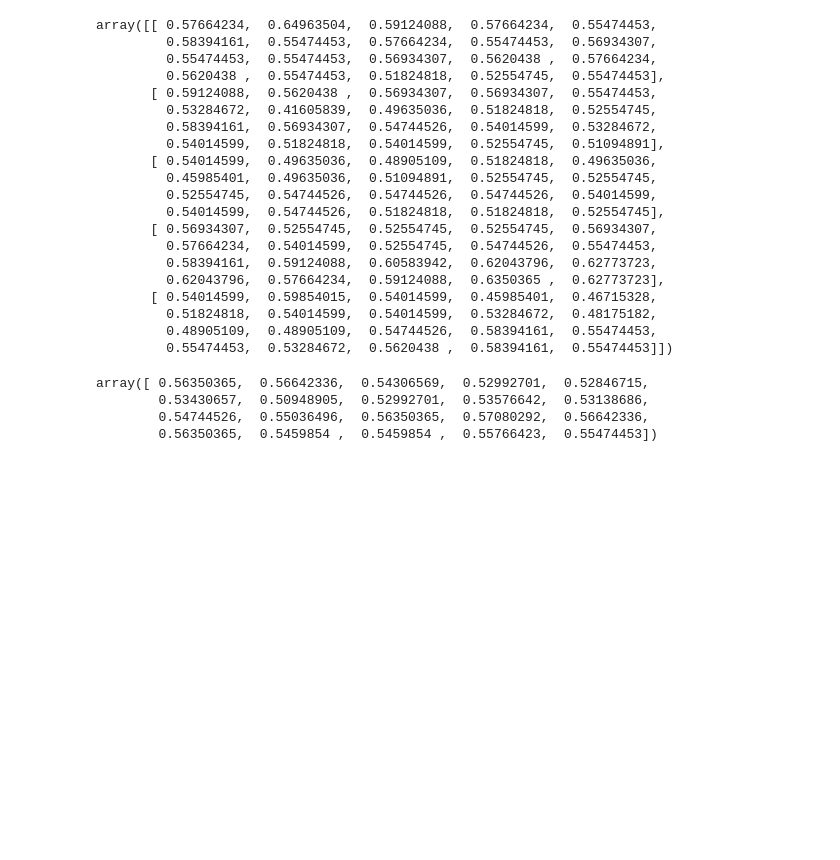
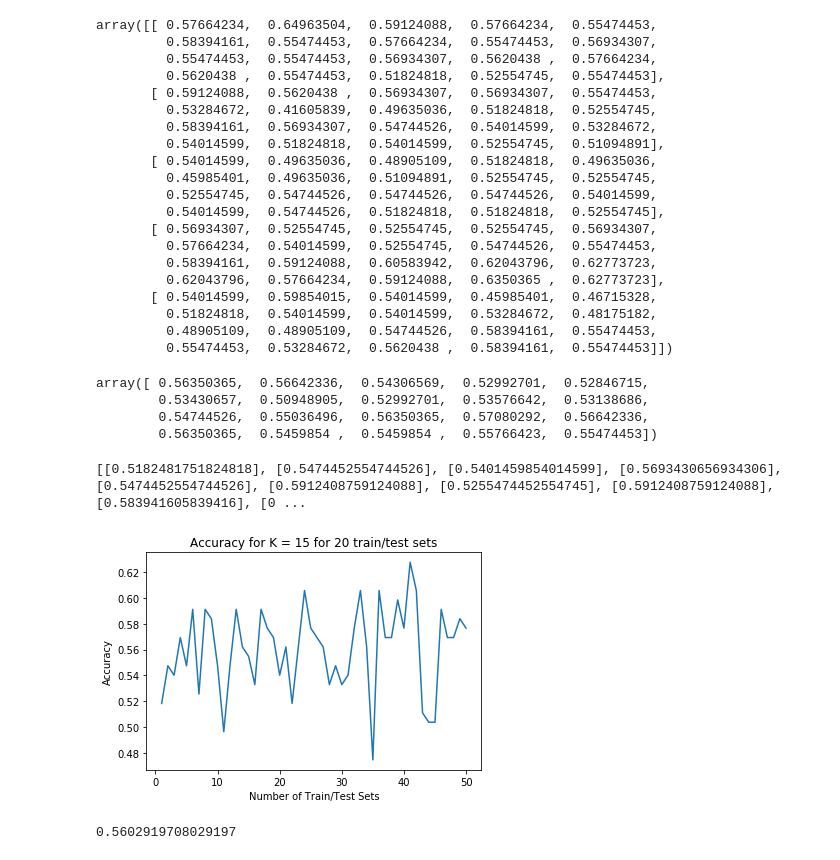
Before and after one commit to rdavtian/CPE-466-Final-Project, a Jupyter notebook: TestingK_five_classes.ipynb, the cells around one changed output. Drawn from its saved outputs; the diff is of its cells as text; code cells hidden in the pictures; blank space fills up the shorter version.

```diff
--- a/TestingK_five_classes.ipynb
+++ b/TestingK_five_classes.ipynb
@@ -255,3 +255,61 @@ array([ 0.56350365,  0.56642336,  0.54306569,  0.52992701,  0.52846715,
         0.53430657,  0.50948905,  0.52992701,  0.53576642,  0.53138686,
         0.54744526,  0.55036496,  0.56350365,  0.57080292,  0.56642336,
         0.56350365,  0.5459854 ,  0.5459854 ,  0.55766423,  0.55474453])
+# %%
+# Set K = 17, how does accuracy perform for 50 different train, test sets
+# https://www.nbastuffer.com/2016-2017-nba-regular-season-player-stats/
+# https://www.nbastuffer.com/2017-2018-nba-player-stats/
+cross_validation = []
+k = [17]
+for j in range(50):
+    nba = pd.read_csv('NBA_Player_Stats_16-17.csv', encoding = "ISO-8859-1")
+    nba = pd.DataFrame(nba)
+
+    # Normalize quantitative variables
+    cols_to_norm = nba.columns[5:]
+    nba[cols_to_norm] = nba[cols_to_norm].apply(lambda x: (x - x.min()) / (x.max() - x.min()))
+
+    #random_state=nba.shape[0]
+    train = nba.sample(frac=0.7)
+    train = pd.DataFrame(train)
+
+    test = nba.drop(train.index)
+    test = pd.DataFrame(test)
+
+    list_of_players = np.array(nba.iloc[0:]["Player"])
+    list_of_players_test = np.array(test.iloc[0:]["Player"])
+    list_of_players_train = np.array(train.iloc[0:]["Player"])
+
+    accuracies = []
+    for i in k:
+        #print(i)
+        neighbors_array = getALLNeighbors(train, i)
+        knn_labels, true_labels = GetLabels(neighbors_array, i)
+        #print(knn_labels)
+        #print(true_labels)
+        answer = getResponse(neighbors_array)
+        predict = []
+        for j in answer:
+            np.array(predict.append(max(j.items(), key=operator.itemgetter(1))[0]))
+        accuracy = Accuracy(predict, true_labels)
+        accuracies.append(accuracy)
+    #print(accuracies)
+    cross_validation.append(accuracies)
+print(cross_validation)
+# %% [output]
+[[0.5182481751824818], [0.5474452554744526], [0.5401459854014599], [0.5693430656934306], [0.5474452554744526], [0.5912408759124088], [0.5255474452554745], [0.5912408759124088], [0.583941605839416], [0 ...
+# %%
+data_sets = np.array(range(1,51))
+cross_validation = np.array(cross_validation)
+#mean_data = np.mean(cross_validation, axis = 1)
+plt.plot(data_sets, cross_validation)
+plt.title("Accuracy for K = 15 for 20 train/test sets")
+plt.ylabel("Accuracy")
+plt.xlabel("Number of Train/Test Sets")
+plt.show()
+# %% [output]
+[figure, added]
+# %%
+np.mean(cross_validation)
+# %% [output]
+0.5602919708029197
```
Also changed, not shown: 1 other file.
